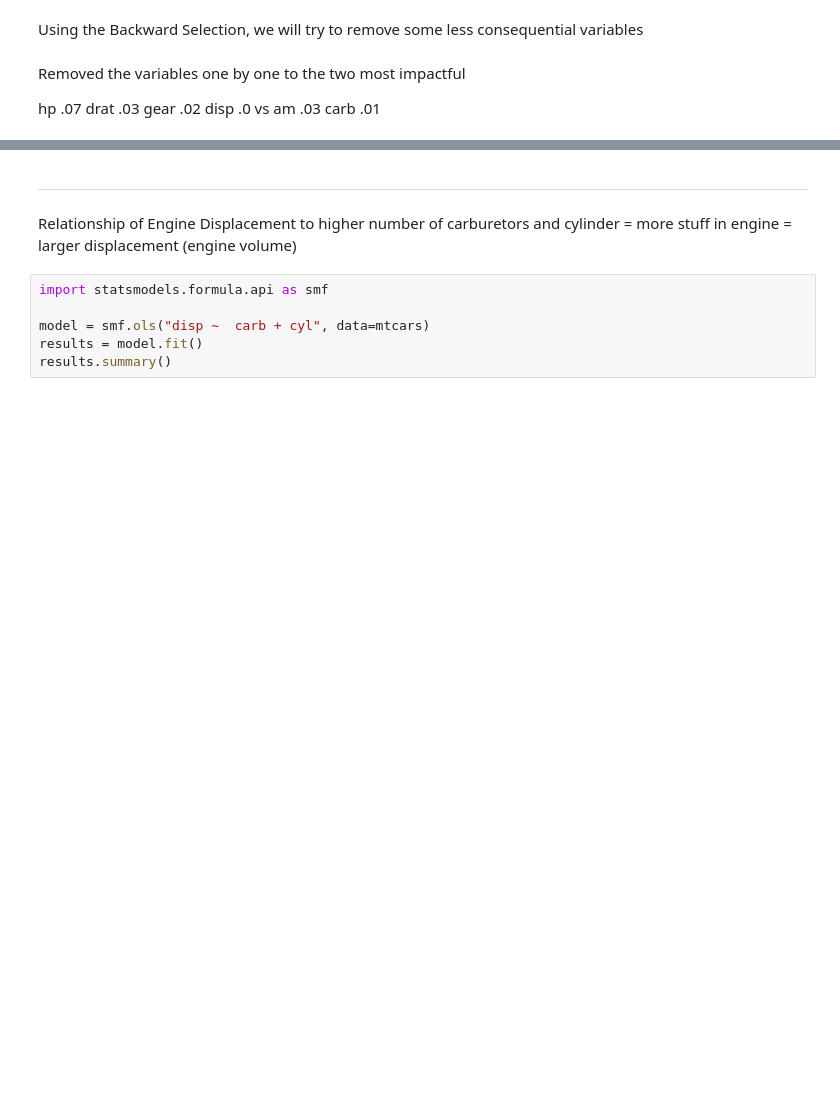
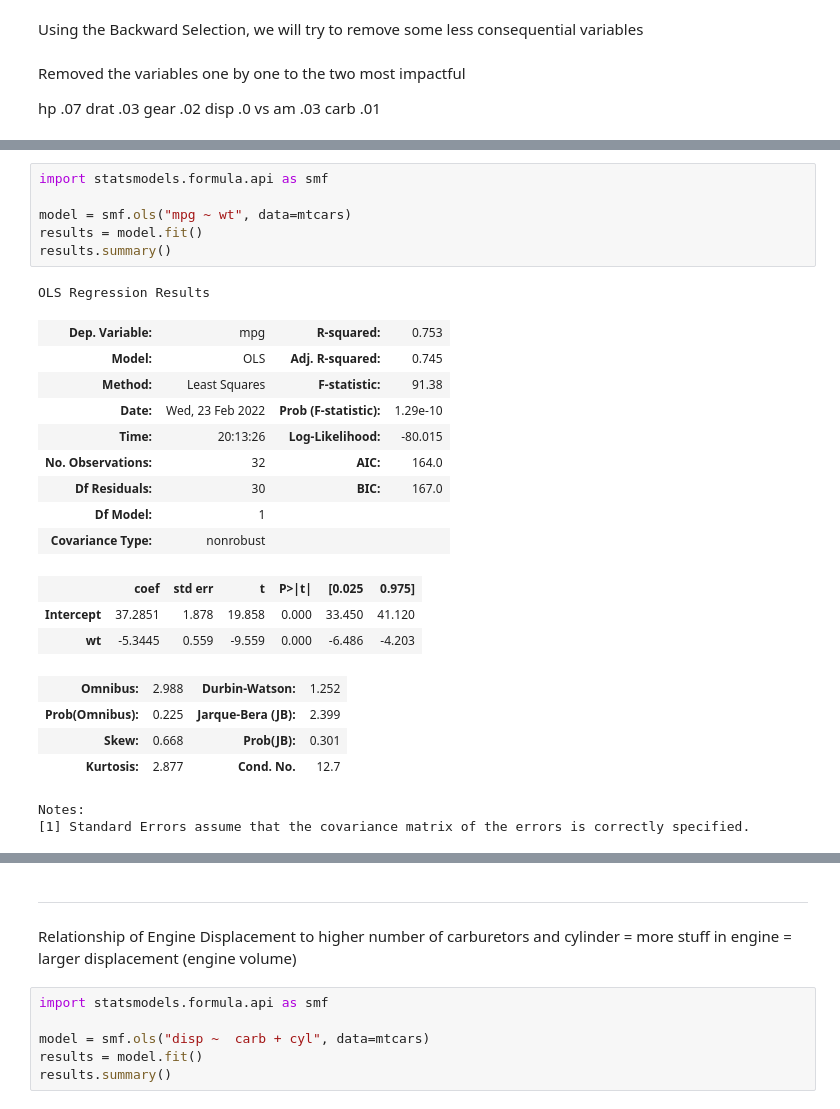
Before and after one commit to code4journalism/code4journalism-linear-regression-intro-semerriam, a Jupyter notebook: Merriam-mtcars-linear-regression.ipynb, the cells around one changed output, grey strips where cells are left out. Saved outputs shown, nothing was run; the diff lists cells and outputs as text; blank space fills up the shorter version.

```diff
--- a/Merriam-mtcars-linear-regression.ipynb
+++ b/Merriam-mtcars-linear-regression.ipynb
@@ -230,0 +323,26 @@ strong multicollinearity or other numerical problems.
+# %%
+import statsmodels.formula.api as smf
+
+model = smf.ols("mpg ~ wt", data=mtcars)
+results = model.fit()
+results.summary()
+# %% [output]
+OLS Regression Results
+| Dep. Variable: | mpg | R-squared: | 0.753 |
+| Model: | OLS | Adj. R-squared: | 0.745 |
+| Method: | Least Squares | F-statistic: | 91.38 |
+| Date: | Wed, 23 Feb 2022 | Prob (F-statistic): | 1.29e-10 |
+| Time: | 20:13:26 | Log-Likelihood: | -80.015 |
+| No. Observations: | 32 | AIC: | 164.0 |
+| Df Residuals: | 30 | BIC: | 167.0 |
+| Df Model: | 1 |  |  |
+| Covariance Type: | nonrobust |  |  |
+|  | coef | std err | t | P>|t| | [0.025 | 0.975] |
+| Intercept | 37.2851 | 1.878 | 19.858 | 0.000 | 33.450 | 41.120 |
+| wt | -5.3445 | 0.559 | -9.559 | 0.000 | -6.486 | -4.203 |
+| Omnibus: | 2.988 | Durbin-Watson: | 1.252 |
+| Prob(Omnibus): | 0.225 | Jarque-Bera (JB): | 2.399 |
+| Skew: | 0.668 | Prob(JB): | 0.301 |
+| Kurtosis: | 2.877 | Cond. No. | 12.7 |
+Notes:
+[1] Standard Errors assume that the covariance matrix of the errors is correctly specified.
```
Also changed, not shown: parts of 14 cells of this notebook, 1 other file.
